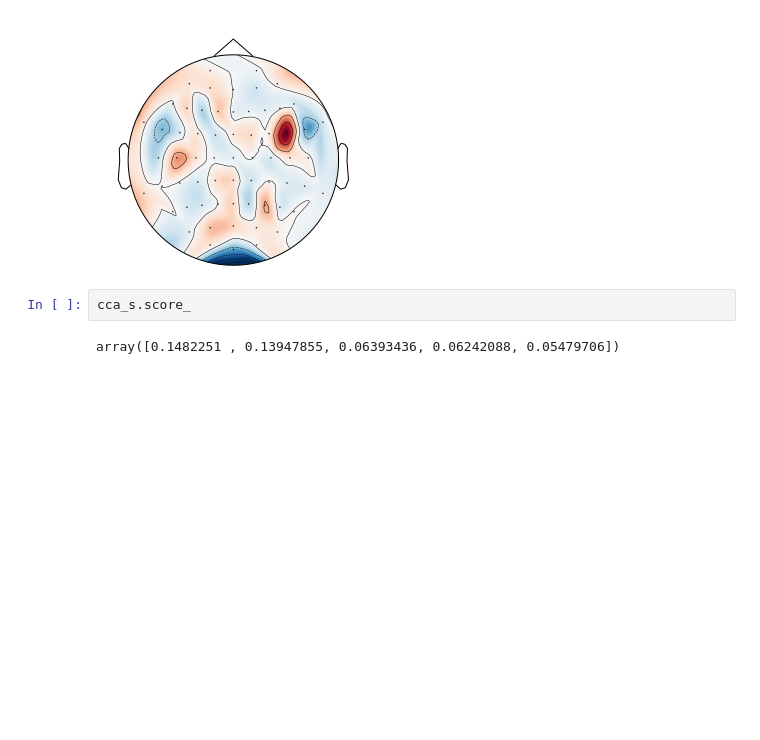
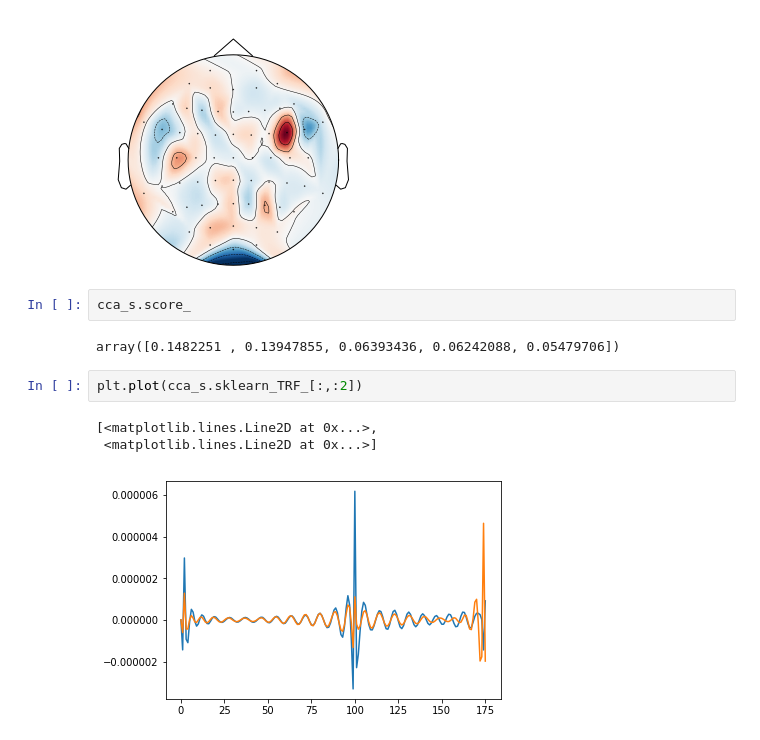
Before and after one commit to Hugo-W/pyEEG, a Jupyter notebook: docs/source/examples/CCA_envelope_p4.ipynb, the cells around one changed output. Saved outputs shown, nothing was run; the diff lists cells and outputs as text; blank space fills up the shorter version.

```diff
--- a/docs/source/examples/CCA_envelope_p4.ipynb
+++ b/docs/source/examples/CCA_envelope_p4.ipynb
@@ -189,3 +158,9 @@ cca_s.plot_spatial_filter(info, comp=1)
 cca_s.score_
 # %% [output]
 array([0.1482251 , 0.13947855, 0.06393436, 0.06242088, 0.05479706])
+# %%
+plt.plot(cca_s.sklearn_TRF_[:,:2])
+# %% [output]
+[<matplotlib.lines.Line2D at 0x...>,
+ <matplotlib.lines.Line2D at 0x...>]
+[figure, added]
```
Also changed, not shown: parts of 13 cells of this notebook, 1 other file.
